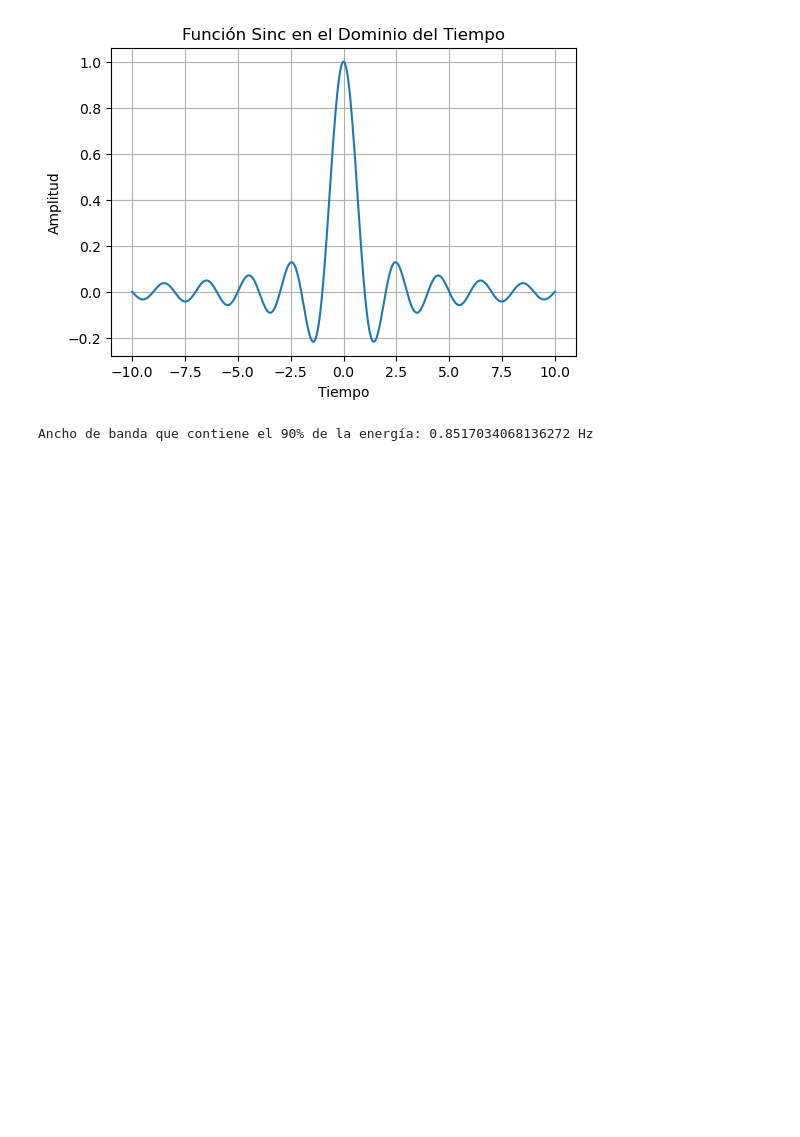
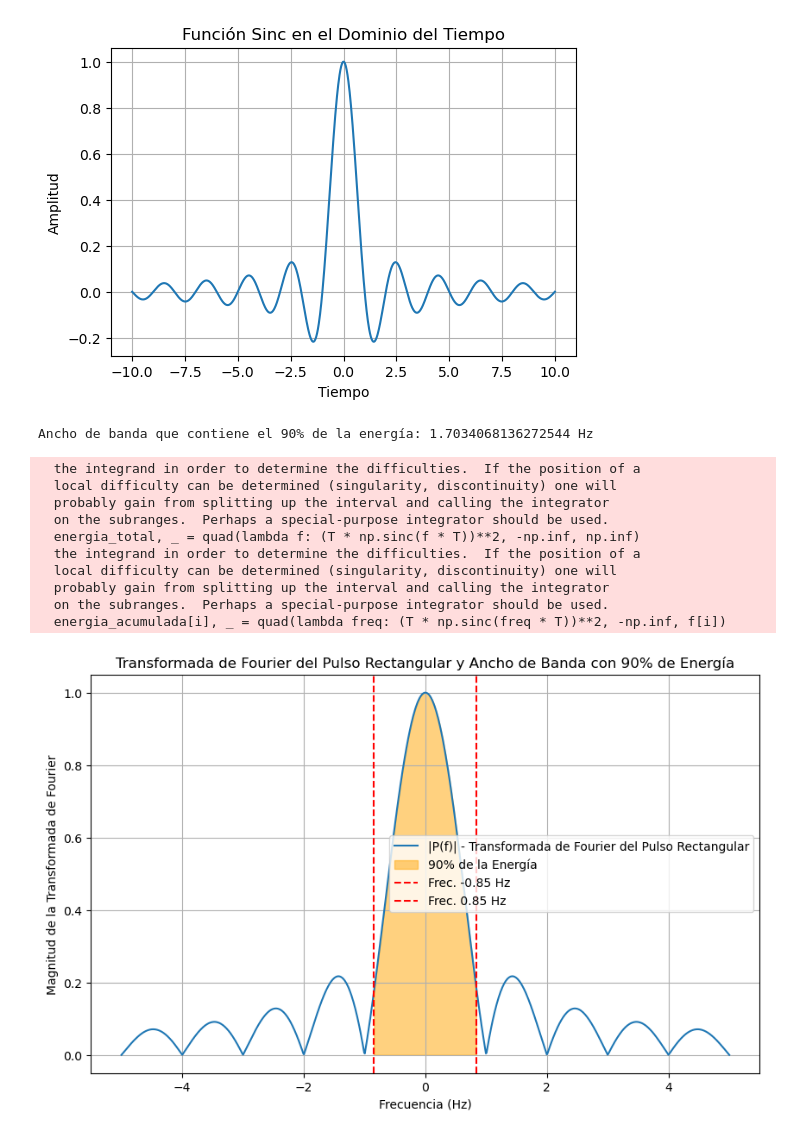
Before and after one commit to jjagerezjimenez/scd_2024-proyecto_5, a Jupyter notebook: test_p5.ipynb, the cells around one changed output. Saved outputs shown, nothing was run; the diff lists cells and outputs as text; code cells hidden in the pictures; blank space fills up the shorter version.

```diff
--- a/test_p5.ipynb
+++ b/test_p5.ipynb
@@ -97,9 +97,69 @@ porcentaje_energia = [porcentaje_energia(f, T, energia_total) for f in fb]
 # Encontrar la frecuencia donde se contiene el 90% de la energía
 for i, pct in enumerate(porcentaje_energia):
     if pct >= 0.9:
-        ancho_banda_90 = fb[i]
+        medio_ancho_banda_90 = fb[i]
         break
 
-print(f"Ancho de banda que contiene el 90% de la energía: {ancho_banda_90} Hz")
+print(f"Ancho de banda que contiene el 90% de la energía: {2 * medio_ancho_banda_90} Hz")
 # %% [output]
-Ancho de banda que contiene el 90% de la energía: 0.8517034068136272 Hz
+Ancho de banda que contiene el 90% de la energía: 1.7034068136272544 Hz
+# %%
+# Parámetros
+T = 1  # Duración del pulso
+f_max = 5 / T  # Frecuencia máxima para la gráfica
+N = 1000  # Número de puntos para la gráfica
+
+# Vector de frecuencias
+f = np.linspace(-f_max, f_max, N)
+
+# Transformada de Fourier del pulso rectangular (espectro del pulso)
+P_f = T * np.sinc(f * T)
+
+# Cálculo de la densidad espectral de potencia
+PSD = np.abs(P_f)**2
+
+# Cálculo de la energía total
+energia_total, _ = quad(lambda f: (T * np.sinc(f * T))**2, -np.inf, np.inf)
+
+# Cálculo de la energía acumulada
+energia_acumulada = np.zeros_like(f)
+for i in range(len(f)):
+    energia_acumulada[i], _ = quad(lambda freq: (T * np.sinc(freq * T))**2, -np.inf, f[i])
+
+# Normalización de la energía acumulada
+energia_acumulada = energia_acumulada / energia_total
+
+# Encontrar las frecuencias que contienen el 90% de la energía
+indice_90_menor = np.where(energia_acumulada >= 0.05)[0][0]
+indice_90_mayor = np.where(energia_acumulada >= 0.95)[0][0]
+
+f_90_menor = f[indice_90_menor]
+f_90_mayor = f[indice_90_mayor]
+
+# Gráfica de la magnitud de la transformada de Fourier
+plt.figure(figsize=(10, 6))
+plt.plot(f, np.abs(P_f), label='|P(f)| - Transformada de Fourier del Pulso Rectangular')
+plt.fill_between(f[indice_90_menor:indice_90_mayor], np.abs(P_f)[indice_90_menor:indice_90_mayor], color='orange', alpha=0.5, label='90% de la Energía')
+
+# Líneas verticales que indican las frecuencias límites
+plt.axvline(x=f_90_menor, color='r', linestyle='--', label=f'Frec. -{abs(f_90_menor):.2f} Hz')
+plt.axvline(x=f_90_mayor, color='r', linestyle='--', label=f'Frec. {f_90_mayor:.2f} Hz')
+
+plt.xlabel('Frecuencia (Hz)')
+plt.ylabel('Magnitud de la Transformada de Fourier')
+plt.title('Transformada de Fourier del Pulso Rectangular y Ancho de Banda con 90% de Energía')
+plt.legend()
+plt.grid(True)
+plt.show()
+# %% [output]
+  the integrand in order to determine the difficulties.  If the position of a
+  local difficulty can be determined (singularity, discontinuity) one will
+  probably gain from splitting up the interval and calling the integrator
+  on the subranges.  Perhaps a special-purpose integrator should be used.
+  energia_total, _ = quad(lambda f: (T * np.sinc(f * T))**2, -np.inf, np.inf)
+  the integrand in order to determine the difficulties.  If the position of a
+  local difficulty can be determined (singularity, discontinuity) one will
+  probably gain from splitting up the interval and calling the integrator
+  on the subranges.  Perhaps a special-purpose integrator should be used.
+  energia_acumulada[i], _ = quad(lambda freq: (T * np.sinc(freq * T))**2, -np.inf, f[i])
+[figure, added]
```
Also changed, not shown: parts of 5 cells of this notebook.
